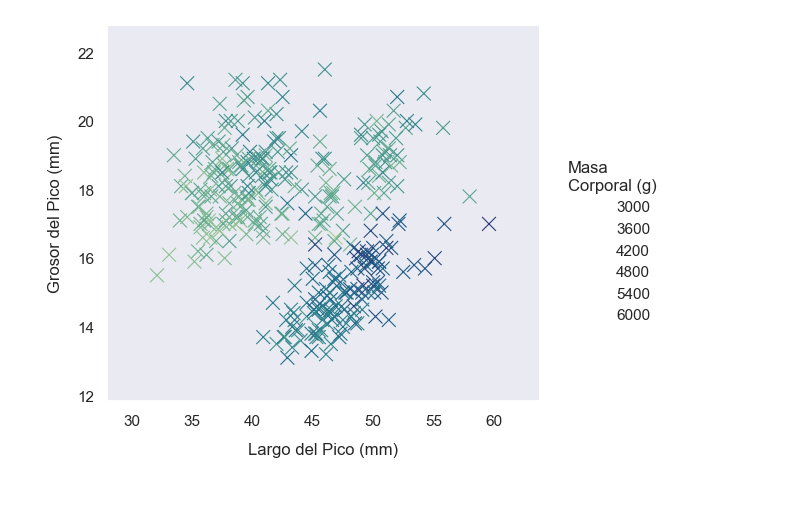
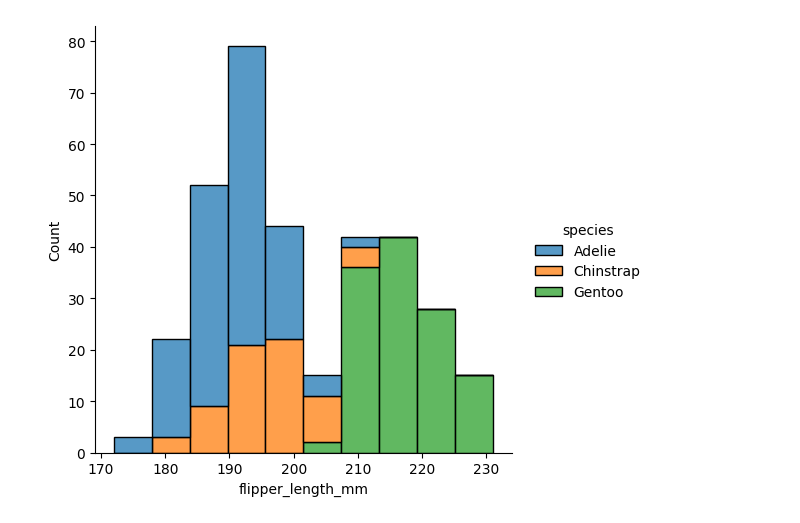
Before and after one commit to XavZol/Seaborn, a Jupyter notebook: Seaborn_New.ipynb, the cells around one changed output. Drawn from its saved outputs; the diff is of its cells as text; code cells hidden in the pictures; blank space fills up the shorter version.

```diff
--- a/Seaborn_New.ipynb
+++ b/Seaborn_New.ipynb
@@ -33,18 +15,8 @@ plt.show()
-# %%
-
-g = sns.relplot(data=pinguinos,
-            x="bill_length_mm",
-            y="bill_depth_mm",
-            hue="body_mass_g",
-            palette="crest",
-            marker="x",
-            s=100)
-g.set_axis_labels("Largo del Pico (mm)",
-                    "Grosor del Pico (mm)",
-                    labelpad=10)
-g.legend.set_title("Masa\nCorporal (g)")
-g.figure.set_size_inches(6.5, 4.5)
-g.ax.margins(.15);
-plt.show()
-# %% [output]
-[figure, removed]
+# %%
+sns.displot(data=pinguinos,
+            x="flipper_length_mm",
+            hue="species",
+            multiple="stack")
+plt.show()
+# %% [output]
+[figure, added]
```
Also changed, not shown: parts of 5 cells of this notebook, 1 other file.
